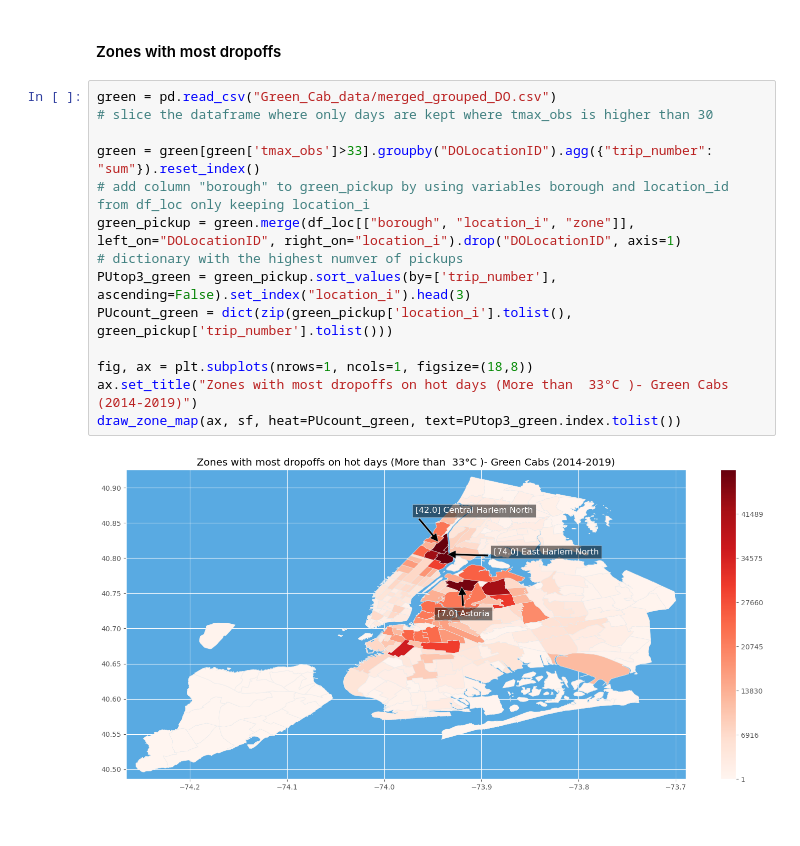
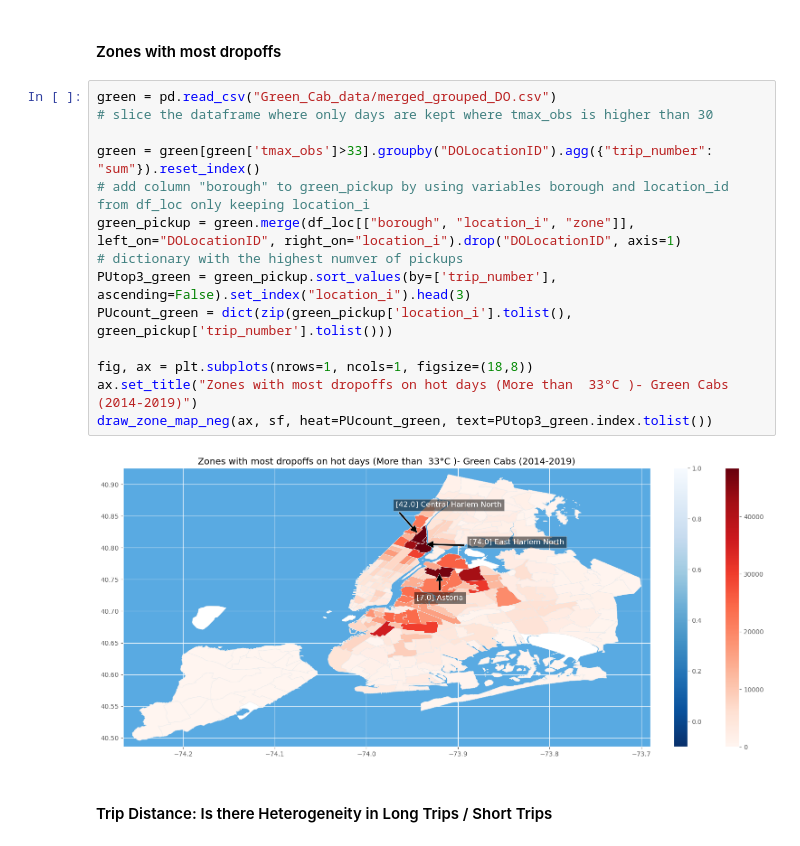
Before and after one commit to maxxxbb/mobility_heat, a Jupyter notebook: Pickup_Maps.ipynb, the cells around one changed output. Saved outputs shown, nothing was run; the diff lists cells and outputs as text.

```diff
--- a/Pickup_Maps.ipynb
+++ b/Pickup_Maps.ipynb
@@ -296,16 +296,18 @@ draw_zone_map(ax, sf, heat=PUcount_fhv, text=PUtop3_fhv.index.tolist())
 # %%
 green = pd.read_csv("Green_Cab_data/merged_grouped_DO.csv")
 # slice the dataframe where only days are kept where tmax_obs is higher than 30
 
 green = green[green['tmax_obs']>33].groupby("DOLocationID").agg({"trip_number": "sum"}).reset_index()
 # add column "borough" to green_pickup by using variables borough and location_id from df_loc only keeping location_i
 green_pickup = green.merge(df_loc[["borough", "location_i", "zone"]], left_on="DOLocationID", right_on="location_i").drop("DOLocationID", axis=1)
 # dictionary with the highest numver of pickups
 PUtop3_green = green_pickup.sort_values(by=['trip_number'], ascending=False).set_index("location_i").head(3)
 PUcount_green = dict(zip(green_pickup['location_i'].tolist(), green_pickup['trip_number'].tolist()))
 
 fig, ax = plt.subplots(nrows=1, ncols=1, figsize=(18,8))
 ax.set_title("Zones with most dropoffs on hot days (More than  33°C )- Green Cabs (2014-2019)")
-draw_zone_map(ax, sf, heat=PUcount_green, text=PUtop3_green.index.tolist())
+draw_zone_map_neg(ax, sf, heat=PUcount_green, text=PUtop3_green.index.tolist())
 # %% [output]
-[figure, old version]
+[figure, new version]
+# %% [markdown]
+#### Trip Distance: Is there Heterogeneity in Long Trips / Short Trips
```
Also changed, not shown: parts of 8 cells of this notebook, 20 other files.
